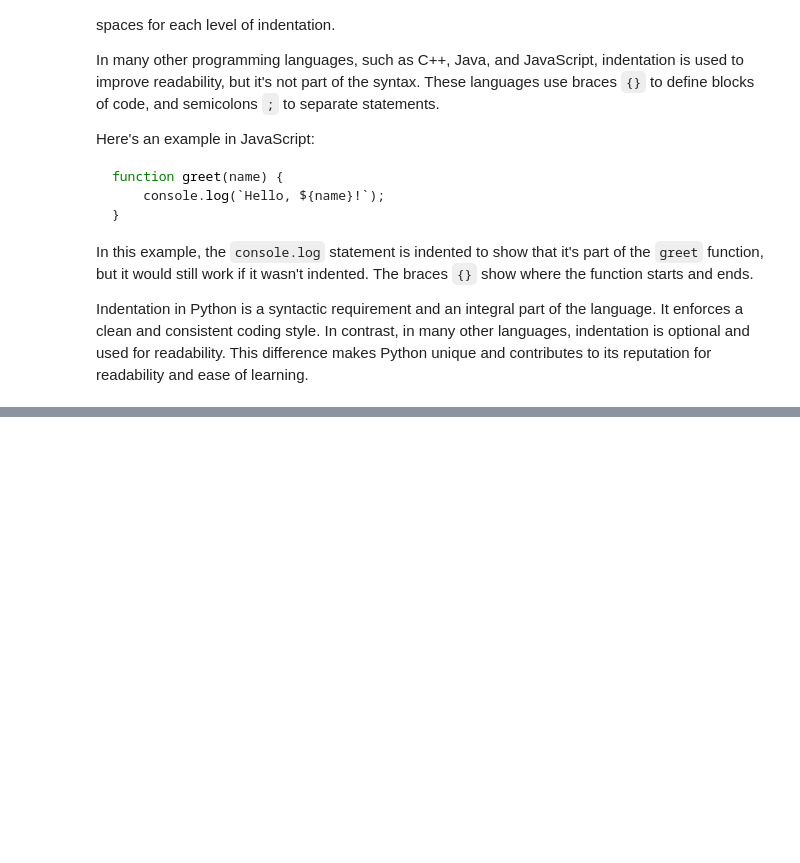
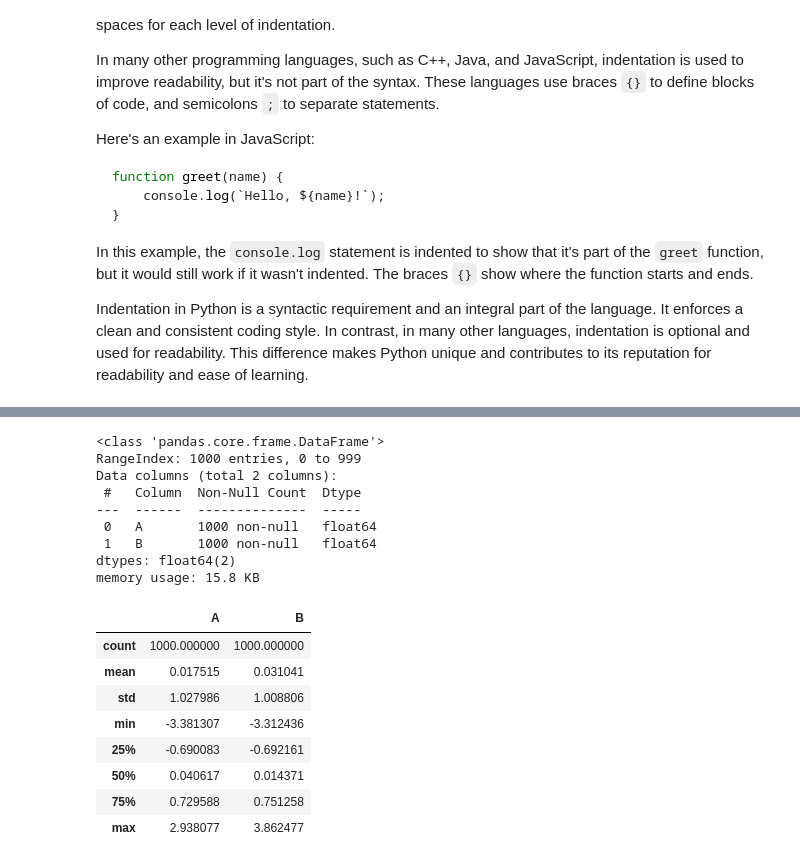
Before and after one commit to seinjonetan/mfre_workshop, a Jupyter notebook: python/python_2024/py_intro.ipynb, the cells around one changed output, grey strips where cells are left out. Saved outputs shown, nothing was run; the diff lists cells and outputs as text; code cells hidden in the pictures; blank space fills up the shorter version.

```diff
--- a/python/python_2024/py_intro.ipynb
+++ b/python/python_2024/py_intro.ipynb
@@ -304,0 +460,37 @@ Indentation in Python is a syntactic requirement and an integral part of the lan
+# %%
+import pandas as pd
+import random
+
+# Generate some random normal data
+data = {'A': [random.normalvariate(0, 1) for _ in range(1000)], 'B': [random.normalvariate(0, 1) for _ in range(1000)]}
+
+# Create a pandas dataframe
+df = pd.DataFrame(data)
+
+# Print the first 5 rows of the dataframe
+df.head()
+
+# Print the last 5 rows of the dataframe
+df.tail()
+
+df.info()
+df.describe()
+# %% [output]
+<class 'pandas.core.frame.DataFrame'>
+RangeIndex: 1000 entries, 0 to 999
+Data columns (total 2 columns):
+ #   Column  Non-Null Count  Dtype
+---  ------  --------------  -----
+ 0   A       1000 non-null   float64
+ 1   B       1000 non-null   float64
+dtypes: float64(2)
+memory usage: 15.8 KB
+|  | A | B |
+| count | 1000.000000 | 1000.000000 |
+| mean | 0.017515 | 0.031041 |
+| std | 1.027986 | 1.008806 |
+| min | -3.381307 | -3.312436 |
+| 25% | -0.690083 | -0.692161 |
+| 50% | 0.040617 | 0.014371 |
+| 75% | 0.729588 | 0.751258 |
+| max | 2.938077 | 3.862477 |
```
Also changed, not shown: parts of 13 cells of this notebook.
